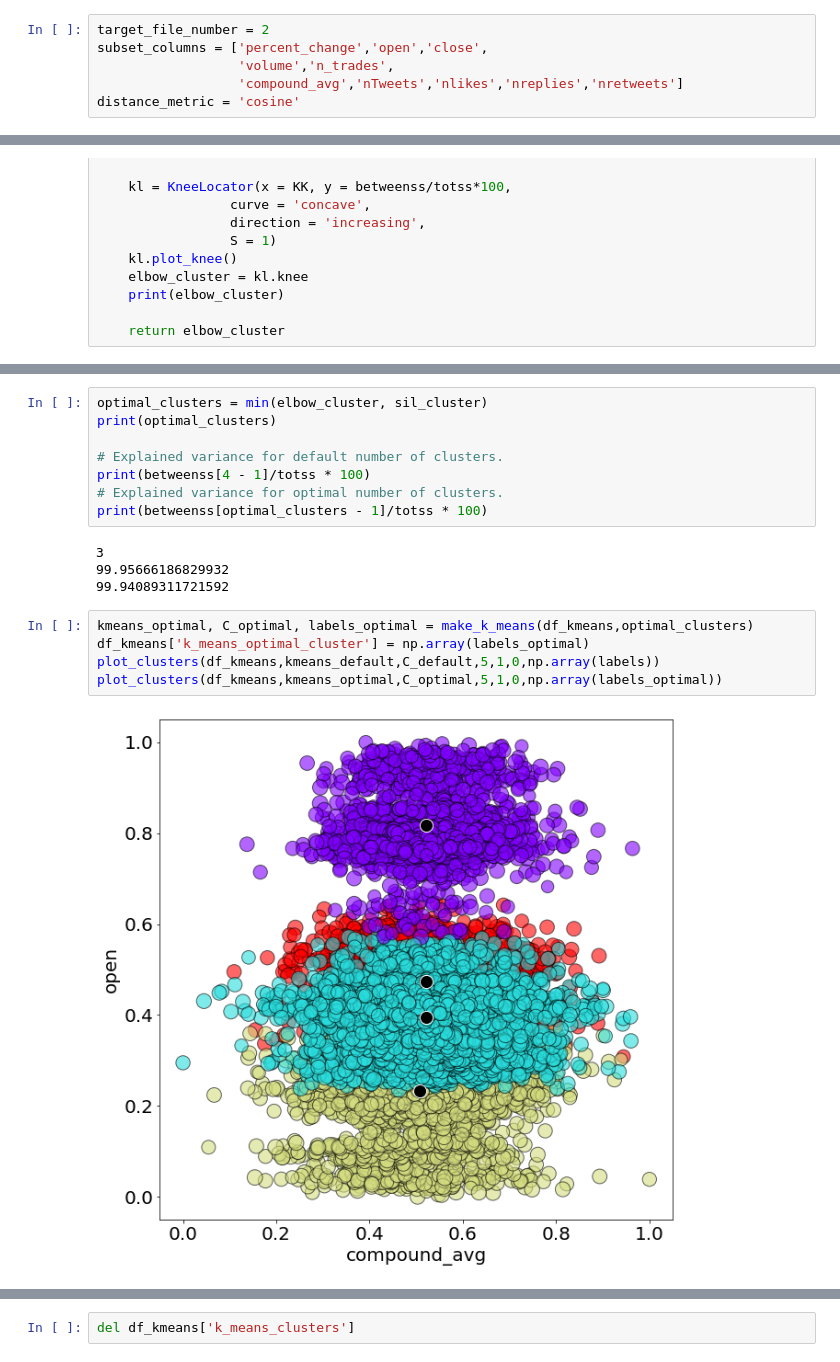
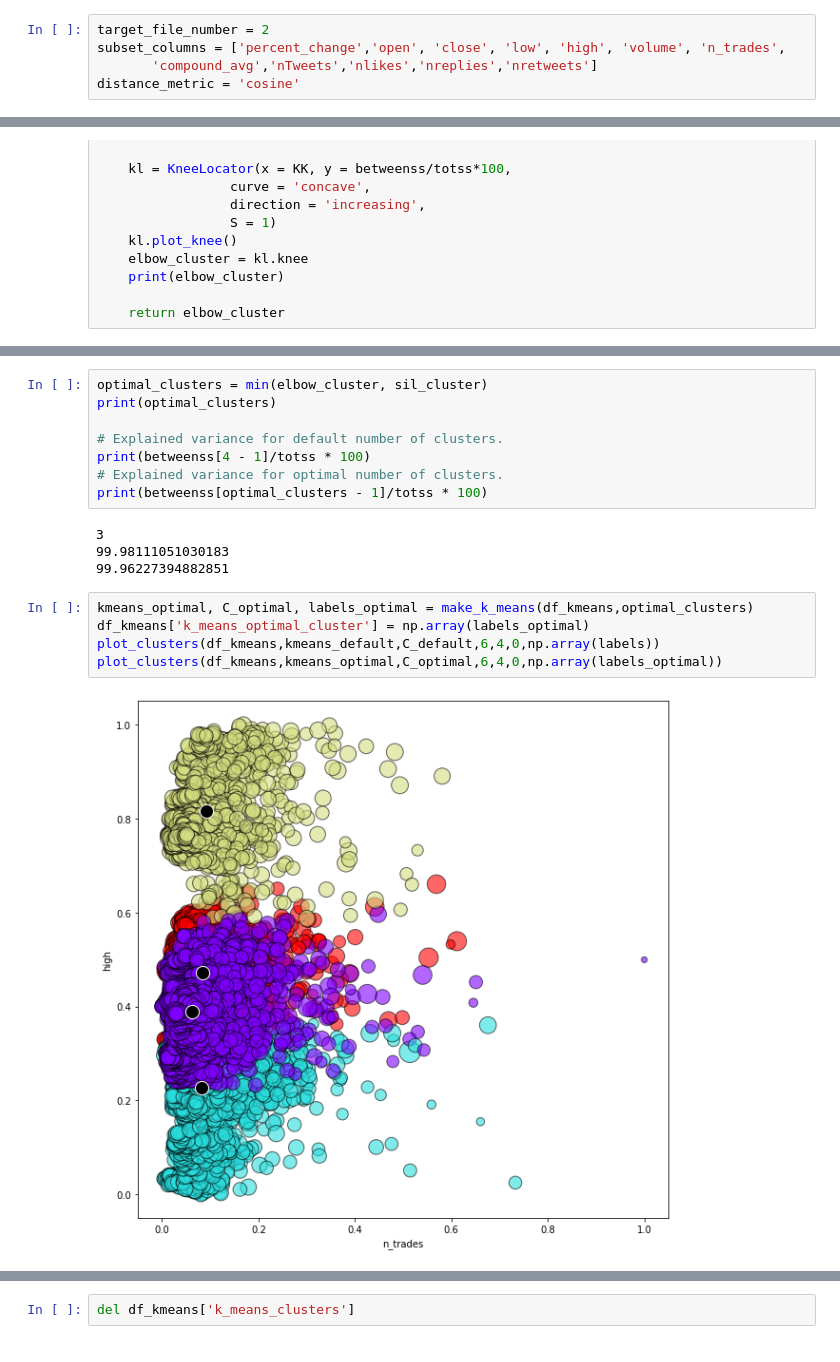
Before and after one commit to Daven254/DS-CAPSTONE-tweet-sentiment-predict-btc-prices, a Jupyter notebook: clusterer.ipynb, the cells around one changed output, grey strips where cells are left out. Cells and saved outputs as stored; diff of their text form.

```diff
--- a/clusterer.ipynb
+++ b/clusterer.ipynb
@@ -53,9 +53,8 @@ except:
 Folder exists
 # %%
 target_file_number = 2
-subset_columns = ['percent_change','open','close',
-                  'volume','n_trades',
-                  'compound_avg','nTweets','nlikes','nreplies','nretweets']
+subset_columns = ['percent_change','open', 'close', 'low', 'high', 'volume', 'n_trades',
+       'compound_avg','nTweets','nlikes','nreplies','nretweets']
 distance_metric = 'cosine'
 # %%
 df = pd.read_csv(data_dir+'/'+target_files[2]).drop('Unnamed: 0',axis = 1)
@@ -223,12 +230,12 @@ print(betweenss[4 - 1]/totss * 100)
 print(betweenss[optimal_clusters - 1]/totss * 100)
 # %% [output]
 3
-99.95666186829932
-99.94089311721592
+99.98111051030183
+99.96227394882851
 # %%
 kmeans_optimal, C_optimal, labels_optimal = make_k_means(df_kmeans,optimal_clusters)
 df_kmeans['k_means_optimal_cluster'] = np.array(labels_optimal)
-plot_clusters(df_kmeans,kmeans_default,C_default,5,1,0,np.array(labels))
-plot_clusters(df_kmeans,kmeans_optimal,C_optimal,5,1,0,np.array(labels_optimal))
+plot_clusters(df_kmeans,kmeans_default,C_default,6,4,0,np.array(labels))
+plot_clusters(df_kmeans,kmeans_optimal,C_optimal,6,4,0,np.array(labels_optimal))
 # %% [output]
-[figure, old version]
+[figure, new version]
```
Also changed, not shown: parts of 23 cells of this notebook, 57 other files.
